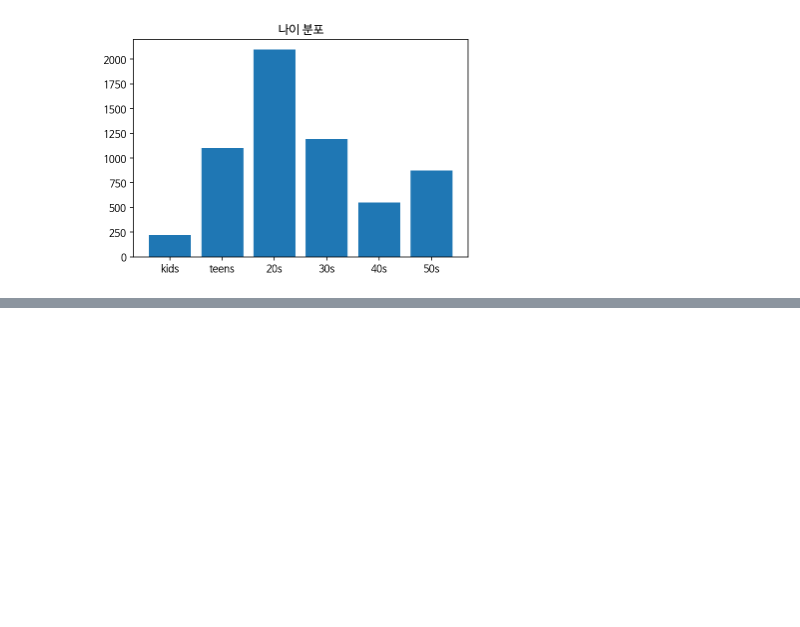
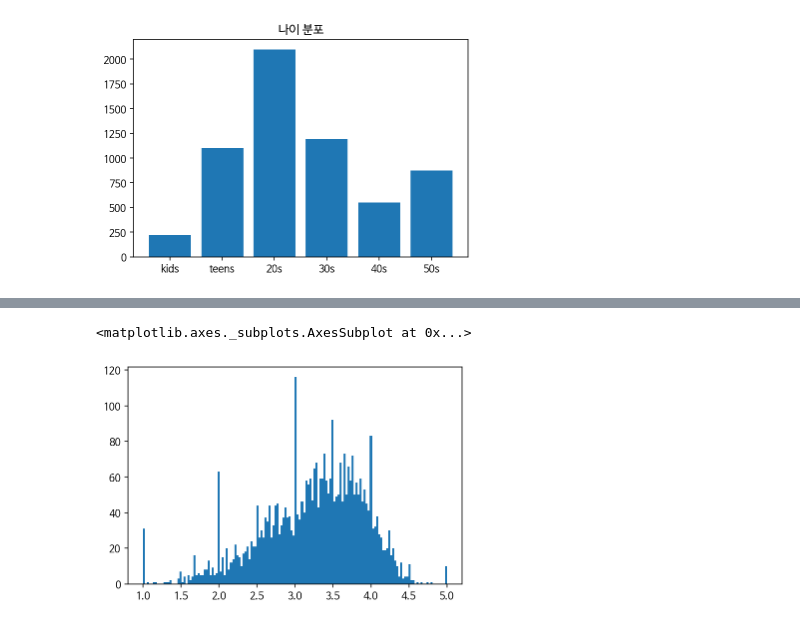
Before and after one commit to ahjin-vision/data_analysis, a Jupyter notebook: [self_analysis]3_3_Movie_Rating_Prediction.ipynb, the cells around one changed output, grey strips where cells are left out. Saved outputs shown, nothing was run; the diff lists cells and outputs as text; code cells hidden in the pictures; blank space fills up the shorter version.

```diff
--- a/[self_analysis]3_3_Movie_Rating_Prediction.ipynb
+++ b/[self_analysis]3_3_Movie_Rating_Prediction.ipynb
@@ -325,0 +360,3 @@ Text(0.5, 1.0, '나이 분포')
+# %%
+avg_rating = rating_data.groupby('movie_id')['rating'].agg(rated_count='count', rated_mean='mean')
+display(avg_rating)
@@ -325,0 +399,5 @@ Text(0.5, 1.0, '나이 분포')
+# %%
+avg_rating['rated_mean'].hist(bins=150, grid=False)
+# %% [output]
+<matplotlib.axes._subplots.AxesSubplot at 0x...>
+[figure, added]
```
Also changed, not shown: parts of 15 cells of this notebook.
